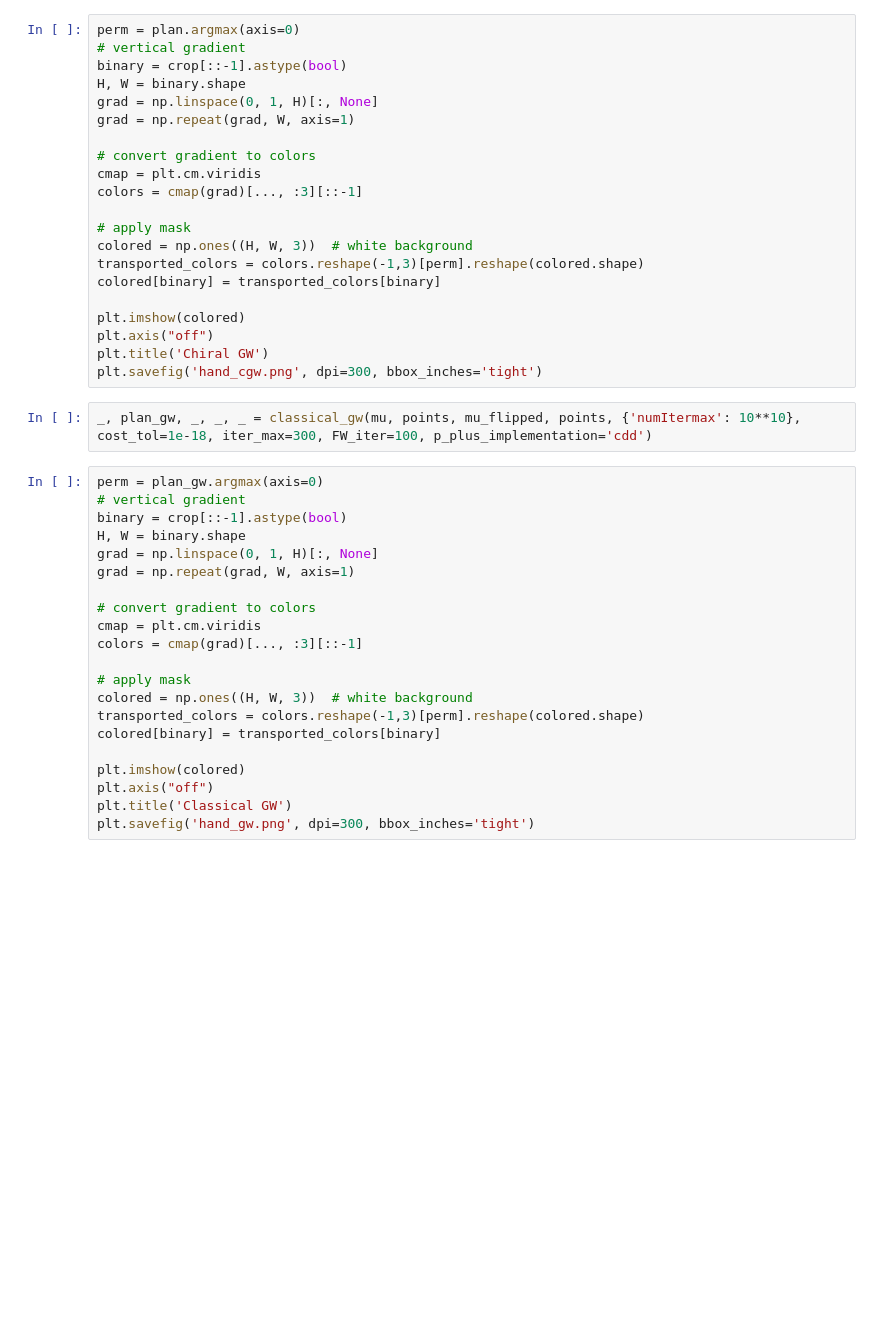
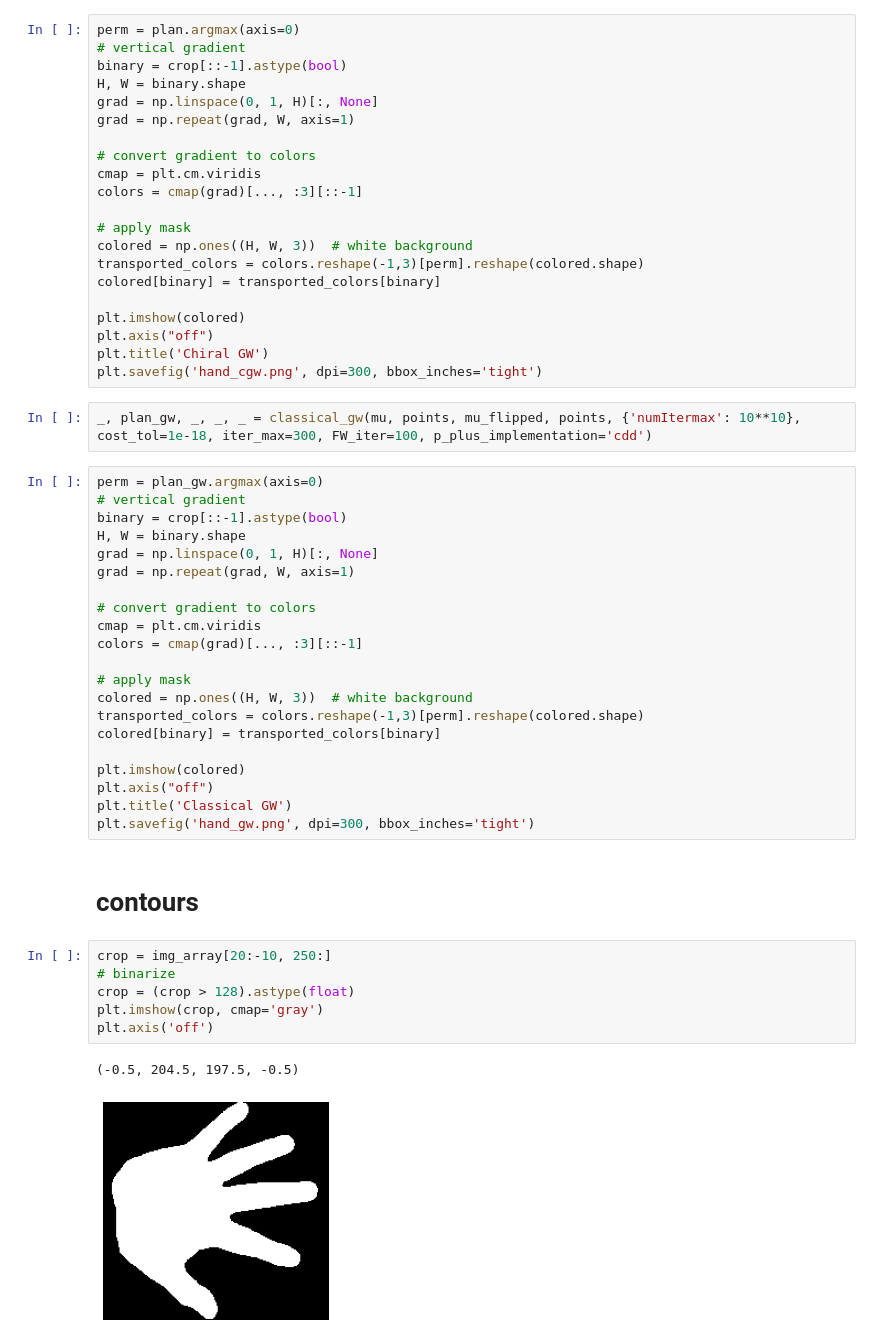
Before and after one commit to geoffwoollard/xgw, a Jupyter notebook: experiments/hand.ipynb, the cells around one changed output. Saved outputs shown, nothing was run; the diff lists cells and outputs as text; blank space fills up the shorter version.

```diff
--- a/experiments/hand.ipynb
+++ b/experiments/hand.ipynb
@@ -126,3 +133,14 @@ plt.imshow(colored)
 plt.axis("off")
 plt.title('Classical GW')
 plt.savefig('hand_gw.png', dpi=300, bbox_inches='tight')
+# %% [markdown]
+# contours
+# %%
+crop = img_array[20:-10, 250:]
+# binarize
+crop = (crop > 128).astype(float)
+plt.imshow(crop, cmap='gray')
+plt.axis('off')
+# %% [output]
+(-0.5, 204.5, 197.5, -0.5)
+[figure, added]
```
Also changed, not shown: parts of 17 cells of this notebook, 2 other files.
